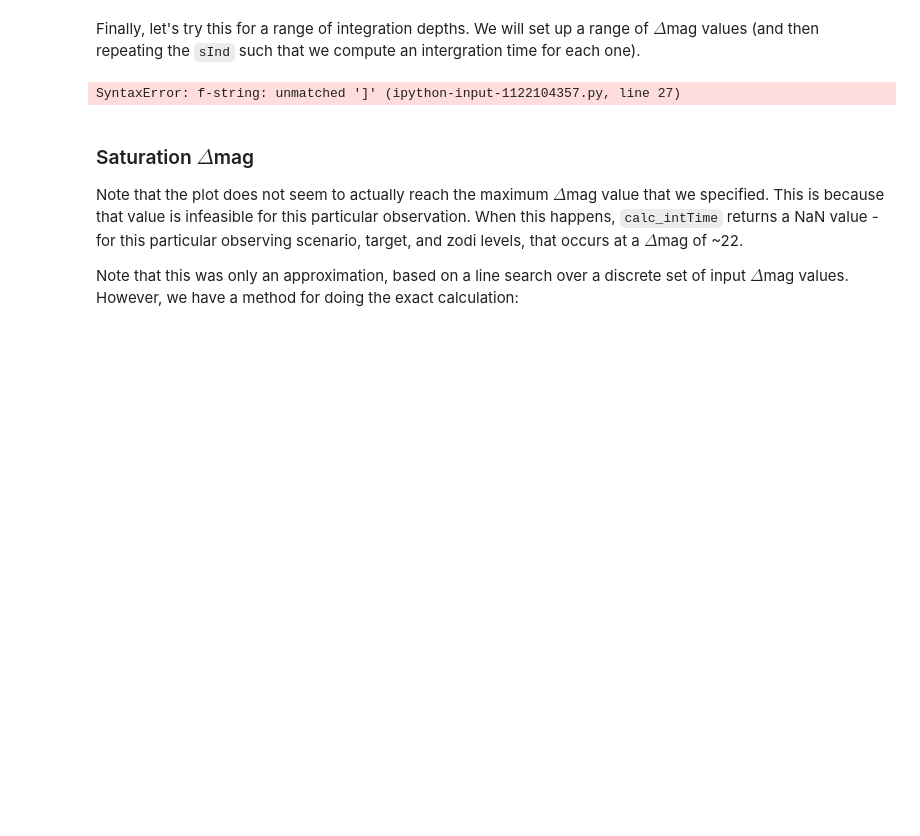
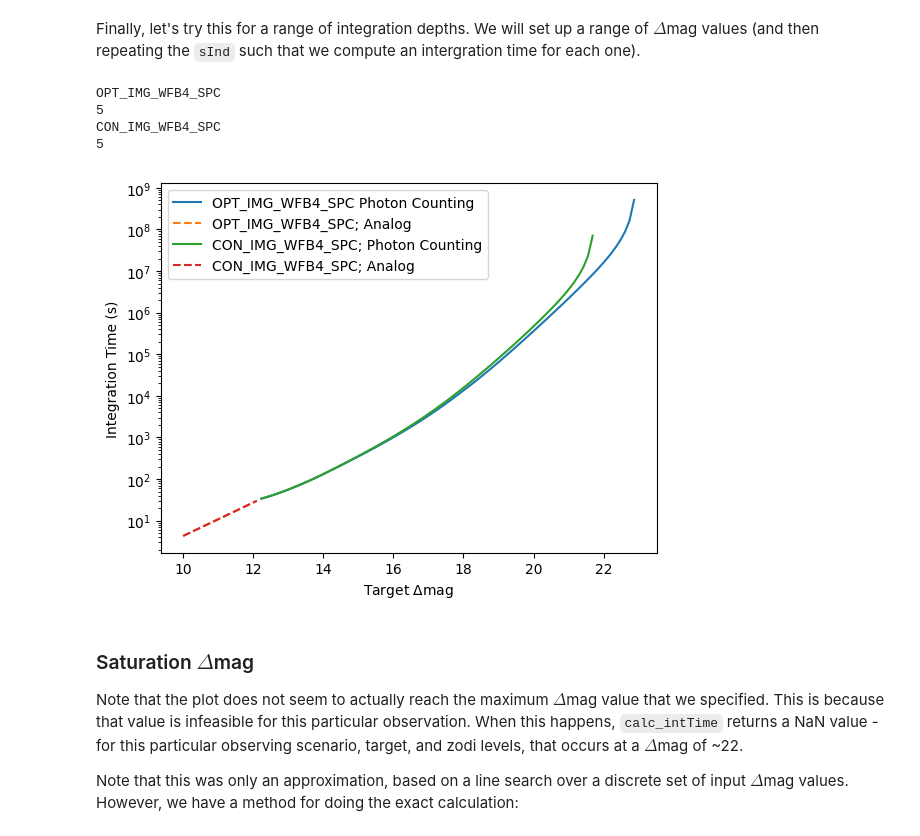
Before and after one commit to ChenXie-astro/corgietc, a Jupyter notebook: 01_Anatomy_of_an_Integration_Time_Calculation_HD163296.ipynb, the cells around one changed output. Saved outputs shown, nothing was run; the diff lists cells and outputs as text; code cells hidden in the pictures; blank space fills up the shorter version.

```diff
--- a/01_Anatomy_of_an_Integration_Time_Calculation_HD163296.ipynb
+++ b/01_Anatomy_of_an_Integration_Time_Calculation_HD163296.ipynb
@@ -300,40 +300,44 @@ $[3566.3876] \; \mathrm{s}$
 # %% [markdown]
 Finally, let's try this for a range of integration depths.  We will set up a range of $\Delta$mag values (and then repeating the `sInd` such that we compute an intergration time for each one).
 # %%
-dMags = np.linspace(10, 22, 100)
+dMags = np.linspace(10, 23, 100)
 
 
 mode1 = OS.observingModes[2]
 print(mode1["Scenario"])
 mode1["SNR"] = 5
 print(mode1["SNR"])
 
 Cp1, Cb1, Csp1, extra1 = OS.Cp_Cb_Csp(TL, [sInds]*len(dMags), fZ, JEZ, dMags, WA, mode1, TK=TK, returnExtra=True)
 OS.forcePhotonCounting = False
 intTimes_auto1 = OS.calc_intTime(TL, [sInds]*len(dMags), fZ, JEZ, dMags, WA, mode1, TK=TK)
 
 
 mode2 = OS.observingModes[3]
 print(mode2["Scenario"])
 mode2["SNR"] = 5
 print(mode2["SNR"])
 
 Cp2, Cb2, Csp2, extra2 = OS.Cp_Cb_Csp(TL, [sInds]*len(dMags), fZ, JEZ, dMags, WA, mode2, TK=TK, returnExtra=True)
 OS.forcePhotonCounting = False
 intTimes_auto2 = OS.calc_intTime(TL, [sInds]*len(dMags), fZ, JEZ, dMags, WA, mode2, TK=TK)
 
 plt.figure()
 plt.semilogy(dMags[extra1["photonCounting"]], intTimes_auto1[extra1["photonCounting"]].to(u.s), label="{0} Photon Counting".format(mode1["Scenario"]))
 plt.semilogy(dMags[~extra1["photonCounting"]], intTimes_auto1[~extra1["photonCounting"]].to(u.s), '--', label="{0}; Analog".format(mode1["Scenario"]))
 
-plt.semilogy(dMags[extra2["photonCounting"]], intTimes_auto2[extra2["photonCounting"]].to(u.s), label="{0]}; Photon Counting".format(mode2["Scenario"]))
+plt.semilogy(dMags[extra2["photonCounting"]], intTimes_auto2[extra2["photonCounting"]].to(u.s), label="{0}; Photon Counting".format(mode2["Scenario"]))
 plt.semilogy(dMags[~extra2["photonCounting"]], intTimes_auto2[~extra2["photonCounting"]].to(u.s), '--', label="{0}; Analog".format(mode2["Scenario"]))
 
 plt.xlabel(r"Target $\Delta$mag")
 plt.ylabel(f"Integration Time ({intTimes_allPhotonCounting.to(u.s).unit})")
 plt.legend();
 # %% [output]
-SyntaxError: f-string: unmatched ']' (ipython-input-1122104357.py, line 27)
+OPT_IMG_WFB4_SPC
+5
+CON_IMG_WFB4_SPC
+5
+[figure, added]
 # %% [markdown]
 ### Saturation $\Delta$mag
 
```
